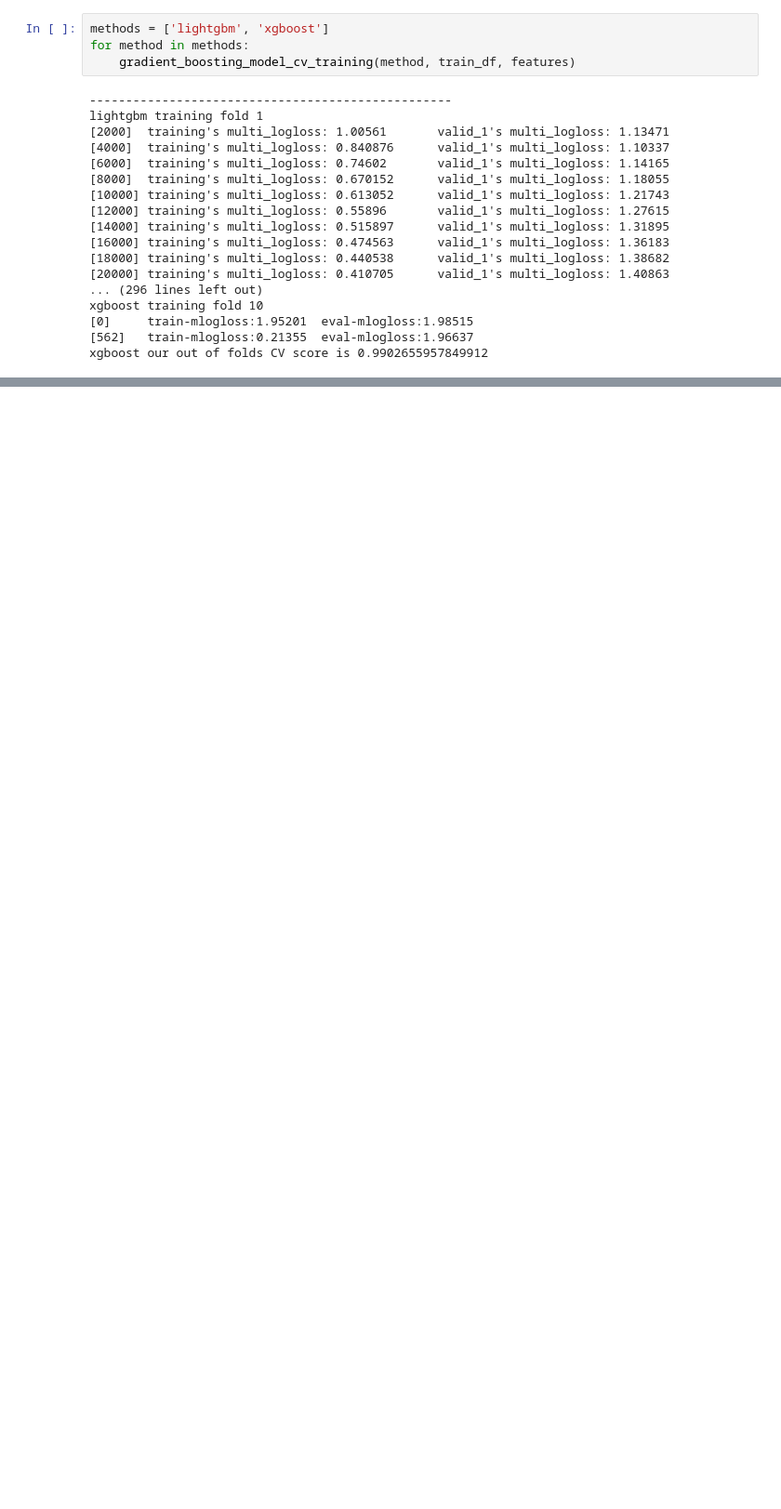
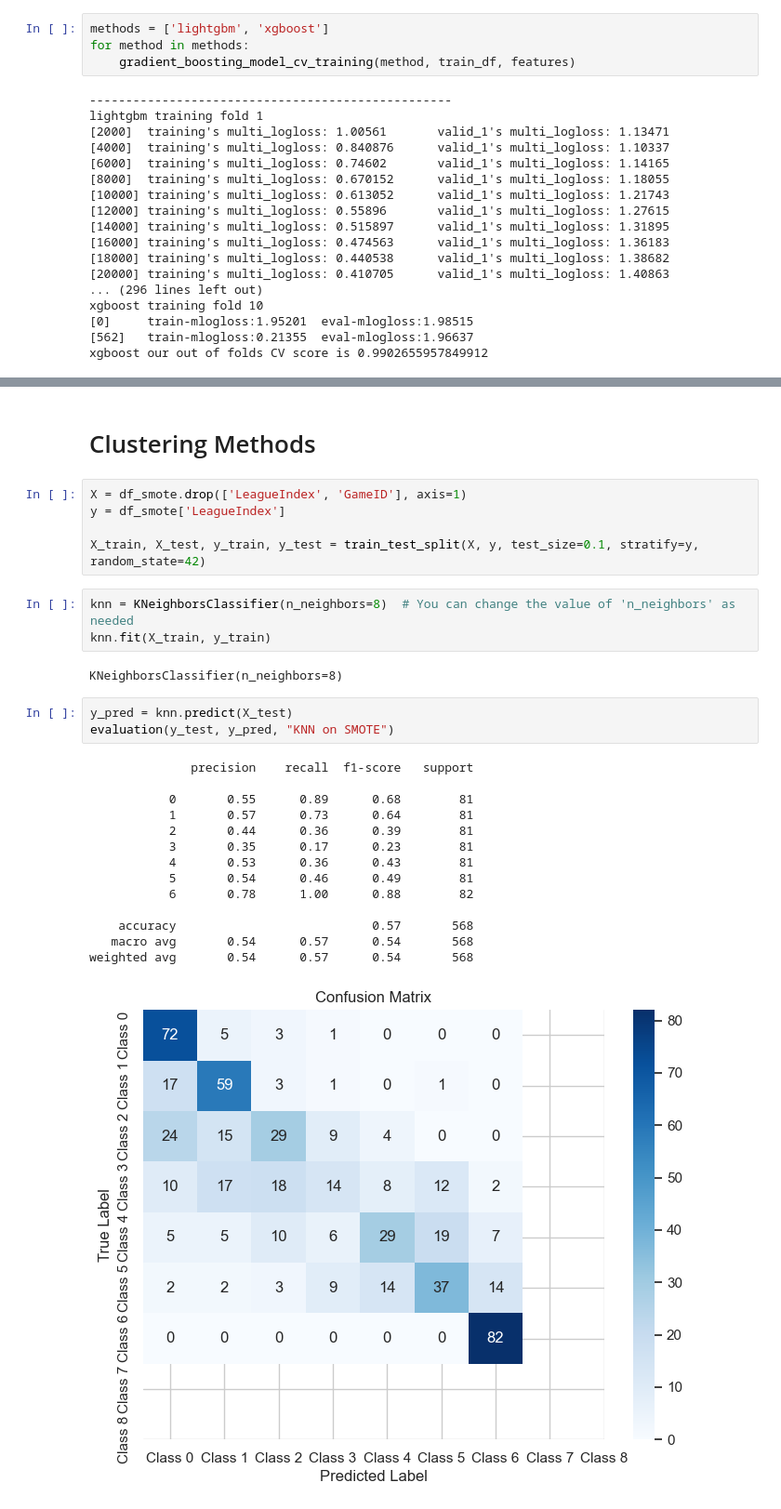
Before and after one commit to shauryat1298/EG-Assessment, a Jupyter notebook: Analysis.ipynb, the cells around one changed output, grey strips where cells are left out. Shown at 93% size. Drawn from its saved outputs; the diff is of its cells as text; blank space fills up the shorter version.

Commit message:
Clustering

```diff
--- a/Analysis.ipynb
+++ b/Analysis.ipynb
@@ -1036,0 +1036,30 @@ weighted avg       0.42      0.42      0.42       340
+# %% [markdown]
+# Clustering Methods
+# %%
+X = df_smote.drop(['LeagueIndex', 'GameID'], axis=1)
+y = df_smote['LeagueIndex']
+
+X_train, X_test, y_train, y_test = train_test_split(X, y, test_size=0.1, stratify=y, random_state=42)
+# %%
+knn = KNeighborsClassifier(n_neighbors=8)  # You can change the value of 'n_neighbors' as needed
+knn.fit(X_train, y_train)
+# %% [output]
+KNeighborsClassifier(n_neighbors=8)
+# %%
+y_pred = knn.predict(X_test)
+evaluation(y_test, y_pred, "KNN on SMOTE")
+# %% [output]
+              precision    recall  f1-score   support
+
+           0       0.55      0.89      0.68        81
+           1       0.57      0.73      0.64        81
+           2       0.44      0.36      0.39        81
+           3       0.35      0.17      0.23        81
+           4       0.53      0.36      0.43        81
+           5       0.54      0.46      0.49        81
+           6       0.78      1.00      0.88        82
+
+    accuracy                           0.57       568
+   macro avg       0.54      0.57      0.54       568
+weighted avg       0.54      0.57      0.54       568
+[figure, added]
```
Also changed, not shown: parts of 107 cells of this notebook.
